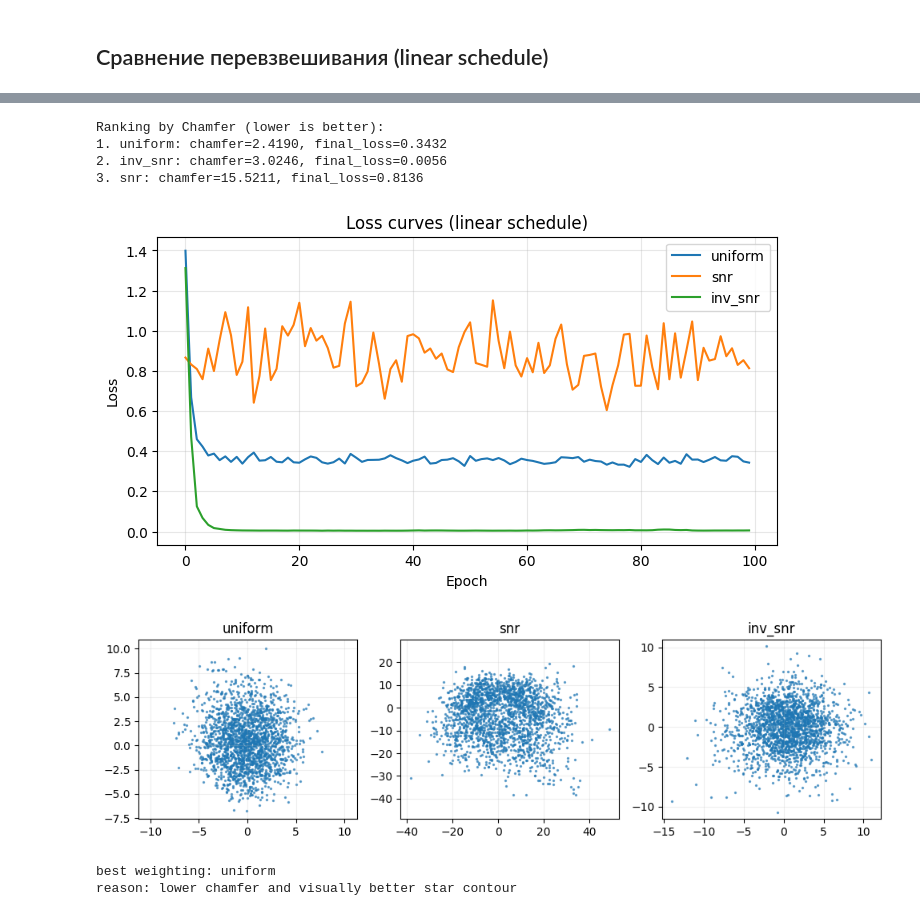
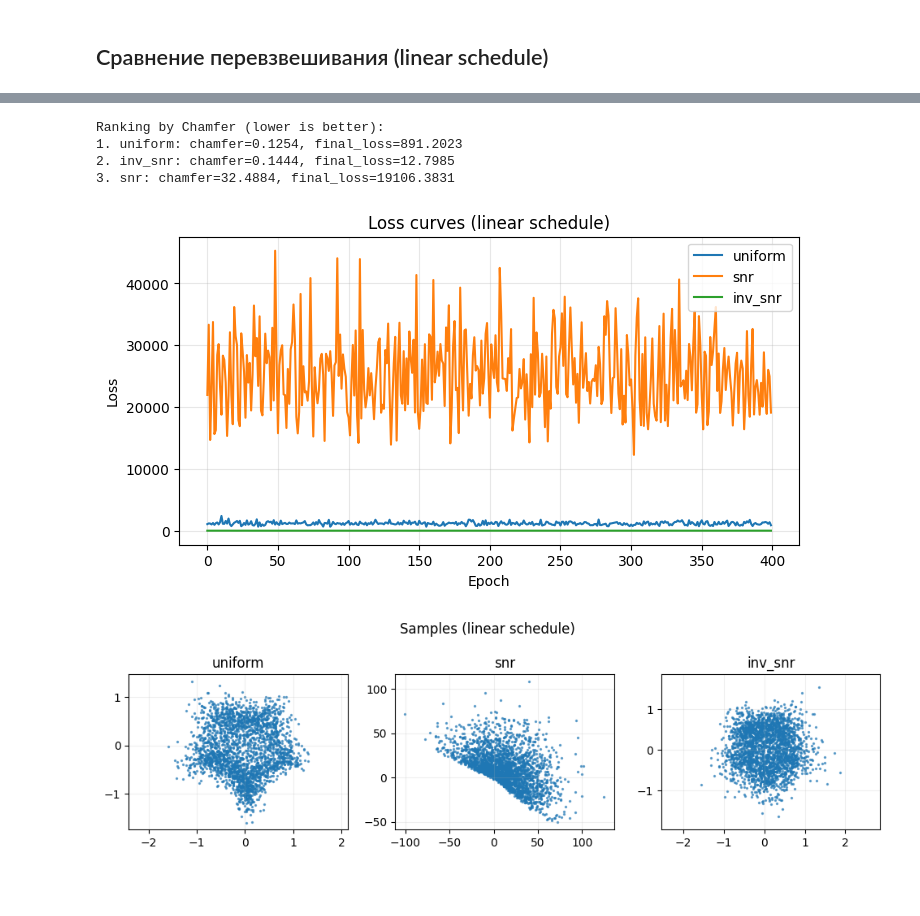
Before and after one commit to ilya2309548/bayesian-methods, a Jupyter notebook: cv/HW3.ipynb, the cells around one changed output, grey strips where cells are left out. Drawn from its saved outputs; the diff is of its cells as text; code cells hidden in the pictures; blank space fills up the shorter version.

```diff
--- a/cv/HW3.ipynb
+++ b/cv/HW3.ipynb
@@ -183,12 +185,15 @@ def time_weighting(sigma, alpha, mode='uniform'):
     Перевзвешивание loss по времени.
     mode:
       - uniform: w(t)=1
+      - sigma2:  w(t)=sigma^2
       - snr:     w(t)=alpha^2/sigma^2
       - inv_snr: w(t)=sigma^2/alpha^2
     """
     eps = 1e-6
     if mode == 'uniform':
         w = torch.ones_like(sigma)
+    elif mode == 'sigma2':
+        w = sigma * sigma
     elif mode == 'snr':
         w = (alpha * alpha) / (sigma * sigma + eps)
     elif mode == 'inv_snr':
@@ -247,9 +252,10 @@ def train_vp_sde(
             t = (u ** t_power) * (1.0 - cfg.t_eps) + cfg.t_eps
             x_t, eps, alpha, sigma = sample_q_xt(x0, t, schedule=schedule, cfg=cfg)
 
-            eps_pred = model(x_t, t)
+            score_target = -eps / (sigma + 1e-6)
+            score_pred = model(x_t, t)
             w = time_weighting(sigma, alpha, mode=weighting)
-            loss = ((eps_pred - eps) ** 2 * w).sum(dim=1).mean()
+            loss = ((score_pred - score_target) ** 2 * w).sum(dim=1).mean()
 
             opt.zero_grad()
             loss.backward()
@@ -390,0 +363,30 @@ plt.show()
+# %%
+# базовое обучение + генерация
+cfg = VPSDEConfig(beta_min=0.05, beta_max=8.0)
+
+base_model, base_losses = train_vp_sde(
+    X_tensor,
+    schedule='linear',
+    weighting='sigma2',
+    epochs=700,
+    batch_size=512,
+    lr=2e-3,
+    verbose_every=100,
+    t_power=1.4,
+    ema_decay=0.997,
+    cfg=cfg,
+)
+
+base_samples = sample_reverse_sde(
+    base_model,
+    n_samples=3500,
+    n_steps=1200,
+    schedule='linear',
+    sampler='pc',
+    corrector_steps=5,
+    snr=0.10,
+    noise_scale=0.5,
+    cfg=cfg,
+)
+
+plot_samples(base_samples, title='VP-SDE (linear, sigma2) — базовая генерация (PC tuned)')
@@ -461,44 +504,38 @@ final_loss=0.0056 | chamfer=3.0246
 # %%
-def show_weighting_results(results, all_losses, all_samples):
+def show_weighting_results(results, all_losses, all_samples, title_suffix=''):
     sorted_res = sorted(results, key=lambda r: r['chamfer'])
     print('Ranking by Chamfer (lower is better):')
     for i, r in enumerate(sorted_res, 1):
         print(f"{i}. {r['weighting']}: chamfer={r['chamfer']:.4f}, final_loss={r['final_loss']:.4f}")
 
     plt.figure(figsize=(8, 4))
     for w, losses in all_losses.items():
         plt.plot(losses, label=w)
-    plt.title('Loss curves (linear schedule)')
+    plt.title(f'Loss curves {title_suffix}')
     plt.xlabel('Epoch')
     plt.ylabel('Loss')
     plt.grid(alpha=0.3)
     plt.legend()
     plt.show()
 
     plt.figure(figsize=(10, 3))
     for i, w in enumerate(['uniform', 'snr', 'inv_snr'], 1):
         plt.subplot(1, 3, i)
         s = all_samples[w]
         plt.scatter(s[:, 0], s[:, 1], s=2, alpha=0.6)
         plt.title(w)
         plt.axis('equal')
         plt.grid(alpha=0.2)
+    plt.suptitle(f'Samples {title_suffix}')
     plt.tight_layout()
     plt.show()
 
 
-show_weighting_results(results, all_losses, all_samples)
+show_weighting_results(results_linear, losses_linear, samples_linear, title_suffix='(linear schedule)')
 # %% [output]
 Ranking by Chamfer (lower is better):
-1. uniform: chamfer=2.4190, final_loss=0.3432
-2. inv_snr: chamfer=3.0246, final_loss=0.0056
-3. snr: chamfer=15.5211, final_loss=0.8136
+1. uniform: chamfer=0.1254, final_loss=891.2023
+2. inv_snr: chamfer=0.1444, final_loss=12.7985
+3. snr: chamfer=32.4884, final_loss=19106.3831
-[figure, old version]
+[figure, new version]
-[figure, old version]
+[figure, new version]
-# %%
-best = min(results, key=lambda r: r['chamfer'])
-print('best weighting:', best['weighting'])
-print('reason: lower chamfer and visually better star contour')
-# %% [output]
-best weighting: uniform
-reason: lower chamfer and visually better star contour
```
Also changed, not shown: parts of 11 cells of this notebook, 1 other file.
